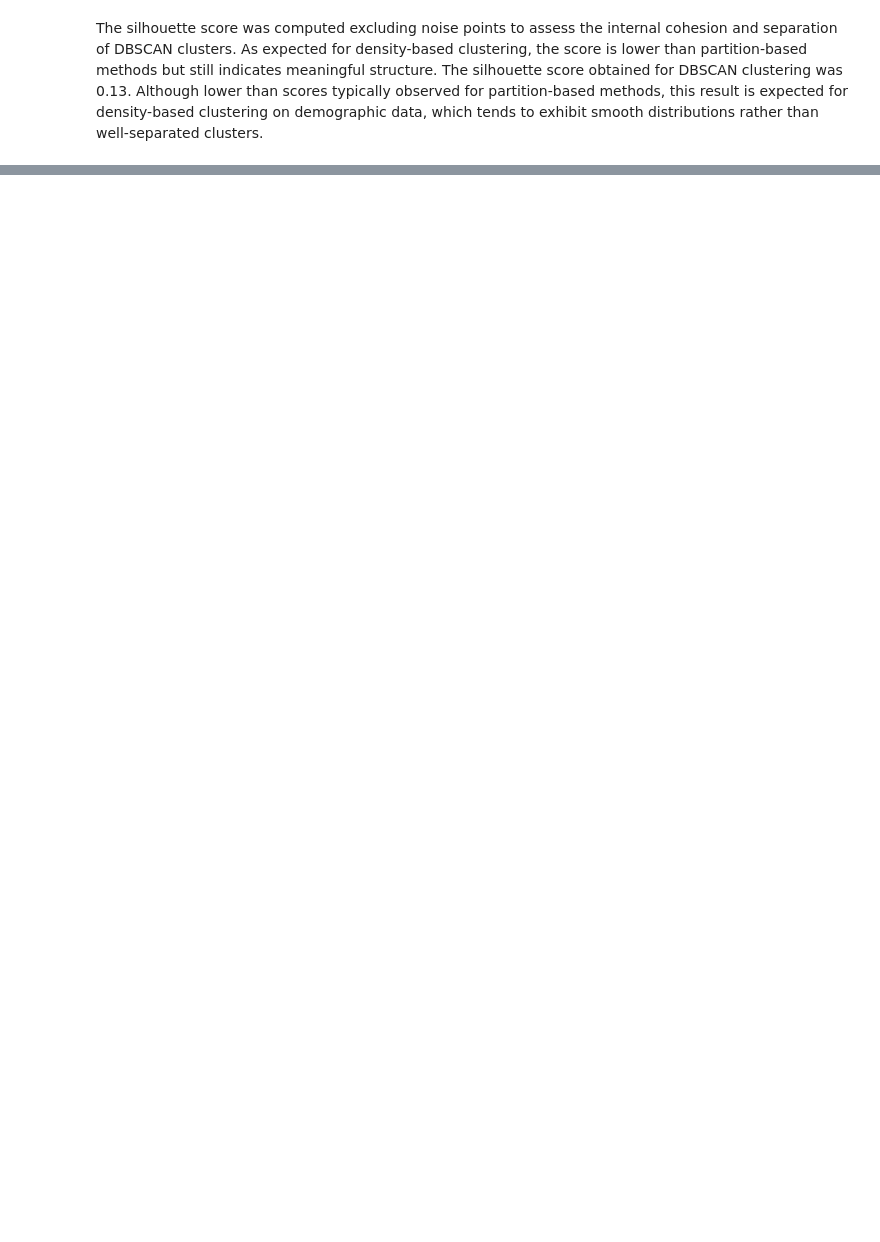
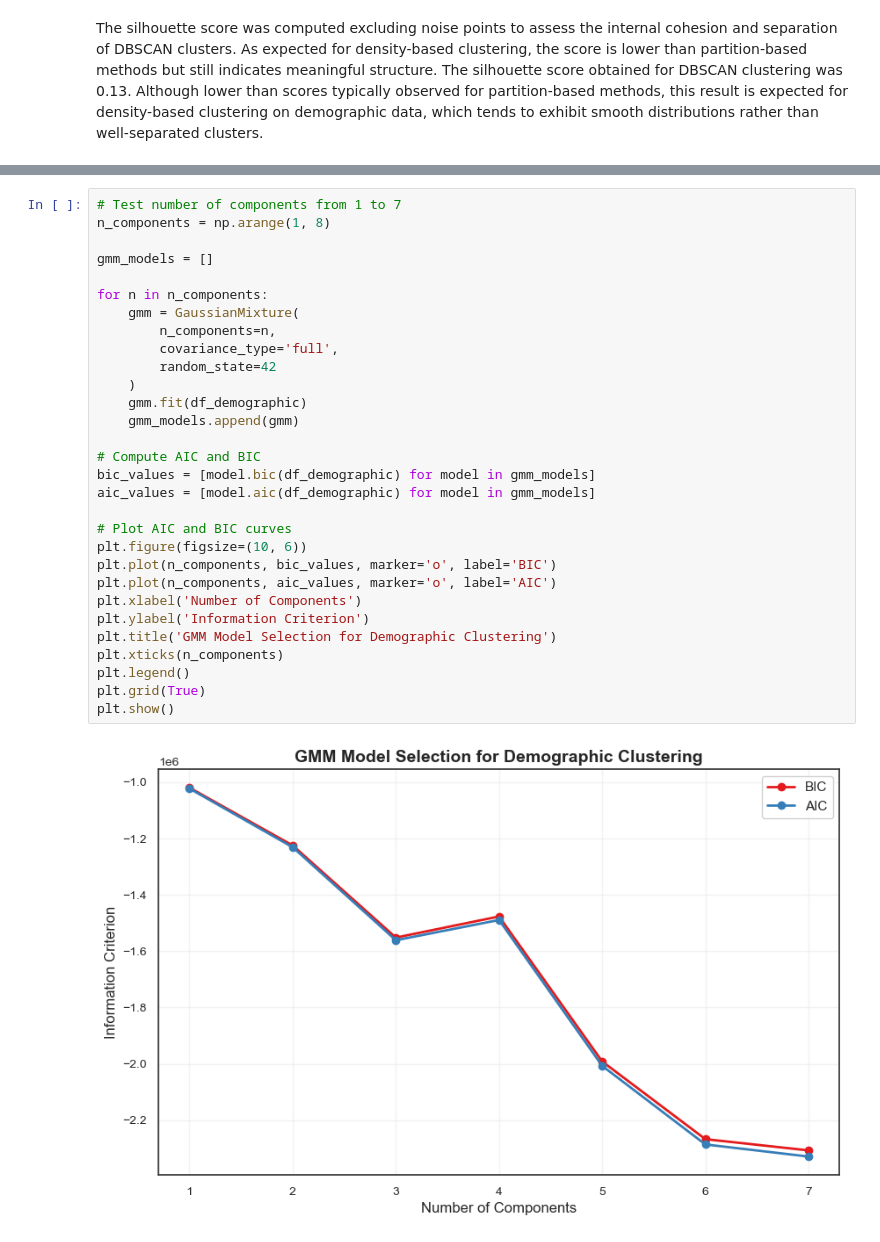
Before and after one commit to Mehmet1700/DataMining2025, a Jupyter notebook: notebooks_deliverable2/03_Clustering_Demographic.ipynb, the cells around one changed output, grey strips where cells are left out. Drawn from its saved outputs; the diff is of its cells as text; blank space fills up the shorter version.

```diff
--- a/notebooks_deliverable2/03_Clustering_Demographic.ipynb
+++ b/notebooks_deliverable2/03_Clustering_Demographic.ipynb
@@ -948,0 +991,32 @@ The silhouette score obtained for DBSCAN clustering was 0.13. Although lower tha
+# %%
+# Test number of components from 1 to 7
+n_components = np.arange(1, 8)
+
+gmm_models = []
+
+for n in n_components:
+    gmm = GaussianMixture(
+        n_components=n,
+        covariance_type='full',
+        random_state=42
+    )
+    gmm.fit(df_demographic)
+    gmm_models.append(gmm)
+
+# Compute AIC and BIC
+bic_values = [model.bic(df_demographic) for model in gmm_models]
+aic_values = [model.aic(df_demographic) for model in gmm_models]
+
+# Plot AIC and BIC curves
+plt.figure(figsize=(10, 6))
+plt.plot(n_components, bic_values, marker='o', label='BIC')
+plt.plot(n_components, aic_values, marker='o', label='AIC')
+plt.xlabel('Number of Components')
+plt.ylabel('Information Criterion')
+plt.title('GMM Model Selection for Demographic Clustering')
+plt.xticks(n_components)
+plt.legend()
+plt.grid(True)
+plt.show()
+# %% [output]
+[figure, added]
```
Also changed, not shown: parts of 79 cells of this notebook.
